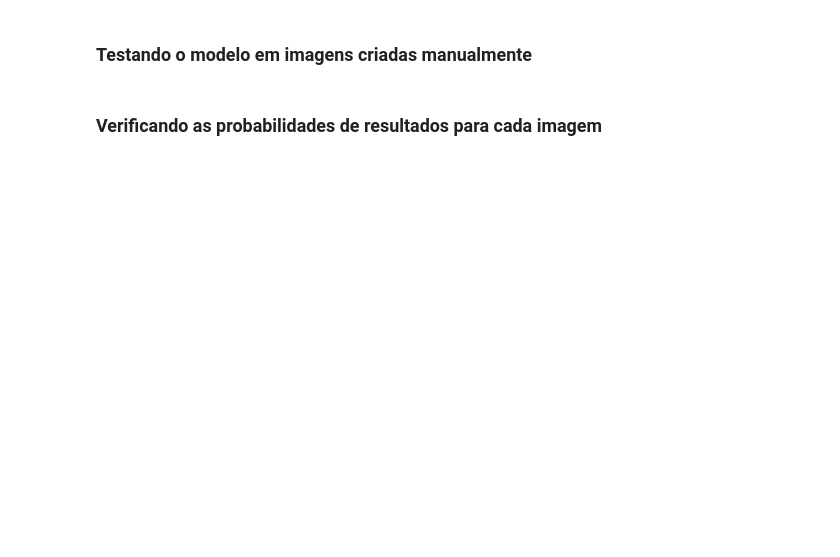
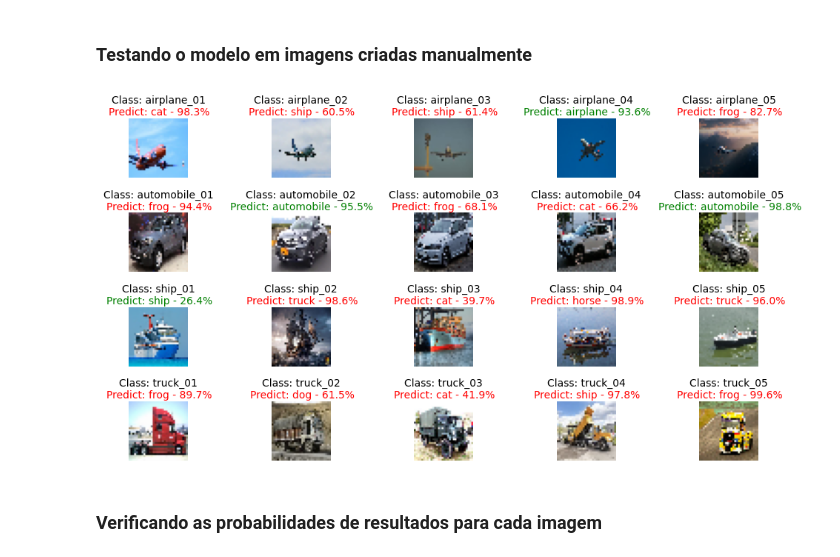
Before and after one commit to matheusresende7/ds_projeto_final_10_modelo_classificacao_imagens_site_buscas, a Jupyter notebook: notebooks/06_model_cnn_data_augmentation.ipynb, the cells around one changed output. Cells and saved outputs as stored; diff of their text form; code cells hidden in the pictures; blank space fills up the shorter version.

```diff
--- a/notebooks/06_model_cnn_data_augmentation.ipynb
+++ b/notebooks/06_model_cnn_data_augmentation.ipynb
@@ -183,39 +183,41 @@ plt.show() # Exibindo os gráficos
 # %%
 real_images_dir = Path('../images/real_images') # Armazenando em uma variável o caminho da pasta das imagens criadas manualmente
 
 all_pred = {} # Criando um dicionário vazio para armazenar as previsões do modelo e poder verificar as probabilidades de cada resultado posteriormente
 
-fig, axs = plt.subplots(figsize=(12,4), nrows=2, ncols=5) # Definindo o tamanho da figura para exibir os gráficos
+fig, axs = plt.subplots(figsize=(12,6), nrows=4, ncols=5) # Definindo o tamanho da figura para exibir os gráficos
 
-for i, (img, ax) in enumerate(zip(sorted(real_images_dir.glob('*.png')), axs.flat)): # Criando uma estrutura de repetição para percorrer as imagens criadas e plotar em um gráfico
+for i, (img, ax) in enumerate(zip(sorted(real_images_dir.glob('*.jpg')), axs.flat)): # Criando uma estrutura de repetição para percorrer as imagens criadas e plotar em um gráfico
 
     name = img.name.split('.')[0] # Armazenando em uma variável o nome da imagem com o número correto a partir do . como separador
 
     img = keras.preprocessing.image.load_img(
-        img, target_size=(28, 28), color_mode='grayscale'
+        img, target_size=(32, 32), color_mode='rgb', keep_aspect_ratio=False
     ) # Ajustando a escala da imagem, pois o modelo foi treinado com imagens com 28 x 28 pixels, e as que fizemos possuem 128 x 128
-    img_array = keras.preprocessing.image.img_to_array(img) # Convertendo a imagem para um array NumPy
-    img_array = 255 - img_array # Invertendo as cores da imagem, pois o modelo foi treinado com imagens com fundo preto, e as que fizemos são com fundo branco
+    img_array = keras.preprocessing.image.img_to_array(img, dtype=np.uint8) # Convertendo a imagem para um array NumPy
     img_array = tf.expand_dims(img_array, 0) # Adicionando uma dimensão extra
 
     pred = model.predict(img_array, verbose=0) # Armazenando o valor previsto em uma variável
     all_pred[name] = pred # Adicionando a previsão no dicionário criado anteriormente para isso
 
-    ax.imshow(img_array[0], cmap='gray') # Plotando a imagem em um gráfico em escala de cinza
-    ax.set_title(f'Resposta correta: {name}', size=10, pad=25) # Definindo o título do gráfico
+    ax.imshow(img_array[0]) # Plotando a imagem em um gráfico em escala de cinza
+    ax.set_title(f'Class: {name}', size=10, pad=15) # Definindo o título do gráfico
     ax.axis('off') # Desativando os títulos dos eixos
+    pred = model.predict(np.expand_dims(x_test[i], axis=0), verbose=0)[0] # Armazenando a previsão do modelo em uma variável
     ax.text( # Adicionando um texto com a previsão do modelo
-        14, # Definindo a posição horizontal
+        16, # Definindo a posição horizontal
         -4, # Definindo a posição vertical
-        f'Previsão: {pred.argmax()} - {pred.max():.1%}', # Definindo o conteúdo do texto
-        color='green' if str(pred.argmax()) == name else 'red', # Definindo a cor do texto, variando de acordo com a previsão certa ou errada
+        f'Predict: {class_names[pred.argmax()]} - {pred.max():.1%}', # Definindo o conteúdo do texto
+        color='green' if pred.argmax() == class_names.index(name.split('_')[0]) else 'red', # Definindo a cor do texto, variando de acordo com a previsão certa ou errada
         verticalalignment = 'center', # Definindo o alinhamento vertical
         horizontalalignment = 'center', # Definindo o alinhamento horizontal
     )
 
 fig.subplots_adjust(hspace=0.6) # Ajustando o espaço entre cada subfigura
 
 plt.show() # Exibindo os gráficos
+# %% [output]
+[figure, added]
 # %% [markdown]
 ### Verificando as probabilidades de resultados para cada imagem
 # %%
```
Also changed, not shown: parts of 6 cells of this notebook, 11 other files.
